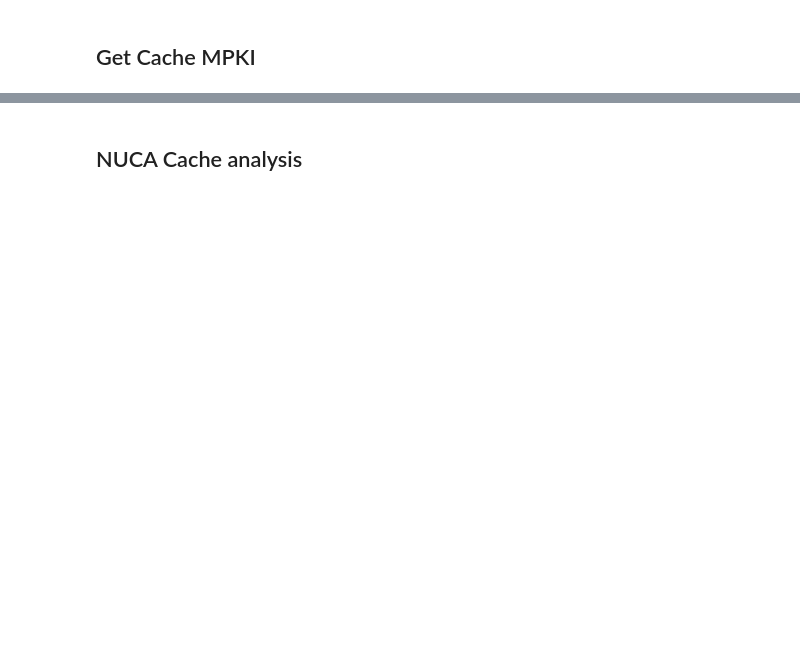
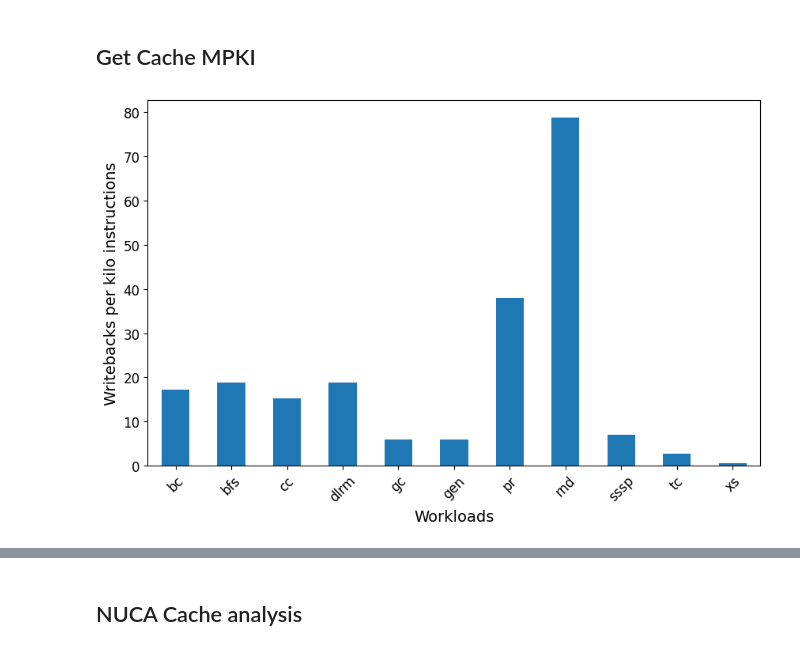
Before and after one commit to abhishekjagushte/iitb-sem2-rnd, a Jupyter notebook: analyze_data.ipynb, the cells around one changed output, grey strips where cells are left out. Drawn from its saved outputs; the diff is of its cells as text; code cells hidden in the pictures; blank space fills up the shorter version.

```diff
--- a/analyze_data.ipynb
+++ b/analyze_data.ipynb
@@ -116,7 +195,6 @@ xs               48.89
 MISSES_TLB_BLOCKS = 'load-misses-tlb_entry'
 MISSES_DATA_BLOCKS = 'load-misses-non_page_table'
 MISSES_PTE_BLOCKS = 'load-misses-page_table'
-
 
 DATA_BLOCK = 'Data'
 PTE_BLOCK = 'PTE'
@@ -129,9 +207,13 @@ block_type = {
     MISSES_PTE_BLOCKS: PTE_BLOCK,
 }
 
+
+
 # Now return a df as done in the previous function
 def get_cache_mpki(df, cache_name, misses_name):
-    label = f'{cache_name} {block_type[misses_name]} MPKI'
+    # label = f'{cache_name} {block_type[misses_name]} MPKI'
+    label = 'MPKI'
+
     mpki = pd.DataFrame(index=[label], columns=workloads)
     attr = cache_name + '.' + misses_name
 
@@ -145,0 +224,20 @@ def get_cache_mpki(df, cache_name, misses_name):
+# %%
+# compare([get_cache_mpki(data_dfs[i], 'L2', MISSES_TLB_BLOCKS) for i in range(len(data_dfs))], headings)
+# compare([get_cache_mpki(data_dfs[i], 'L2', 'evict-M') for i in range(len(data_dfs))], headings)
+
+mpk = get_cache_mpki(data_dfs[0], 'L1-D', 'evict-M')
+
+
+mpk.plot(kind='bar', figsize=(10, 6))
+plt.ylabel('Writebacks per kilo instructions')
+# plt.title('L1-D Writebacks comparison')
+# rotate x labels
+plt.xlabel('Workloads')
+
+# hide the legend
+plt.legend().set_visible(False)
+
+plt.xticks(rotation=45)
+plt.show()
+# %% [output]
+[figure, added]
```
Also changed, not shown: parts of 41 cells of this notebook, 2 other files.
